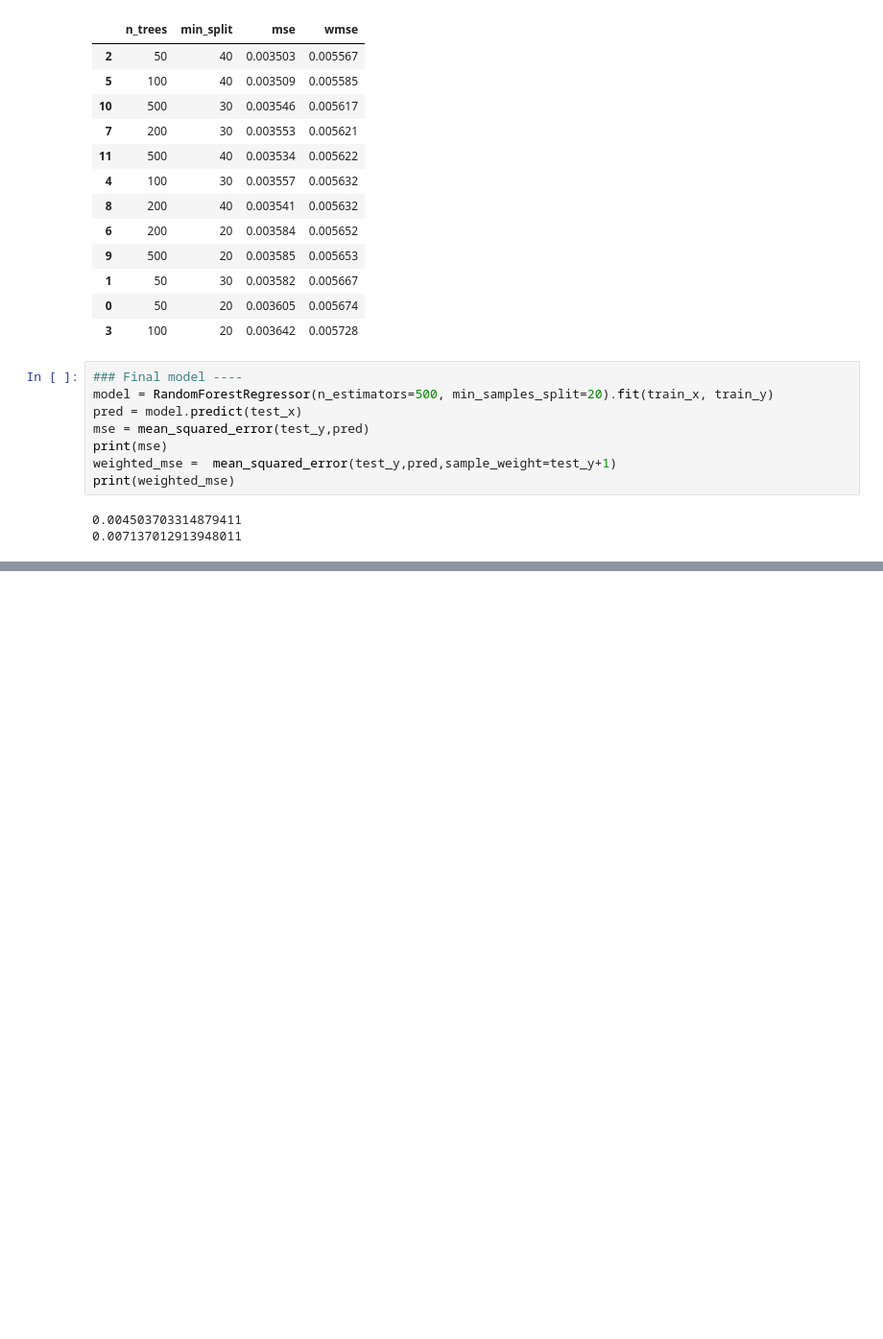
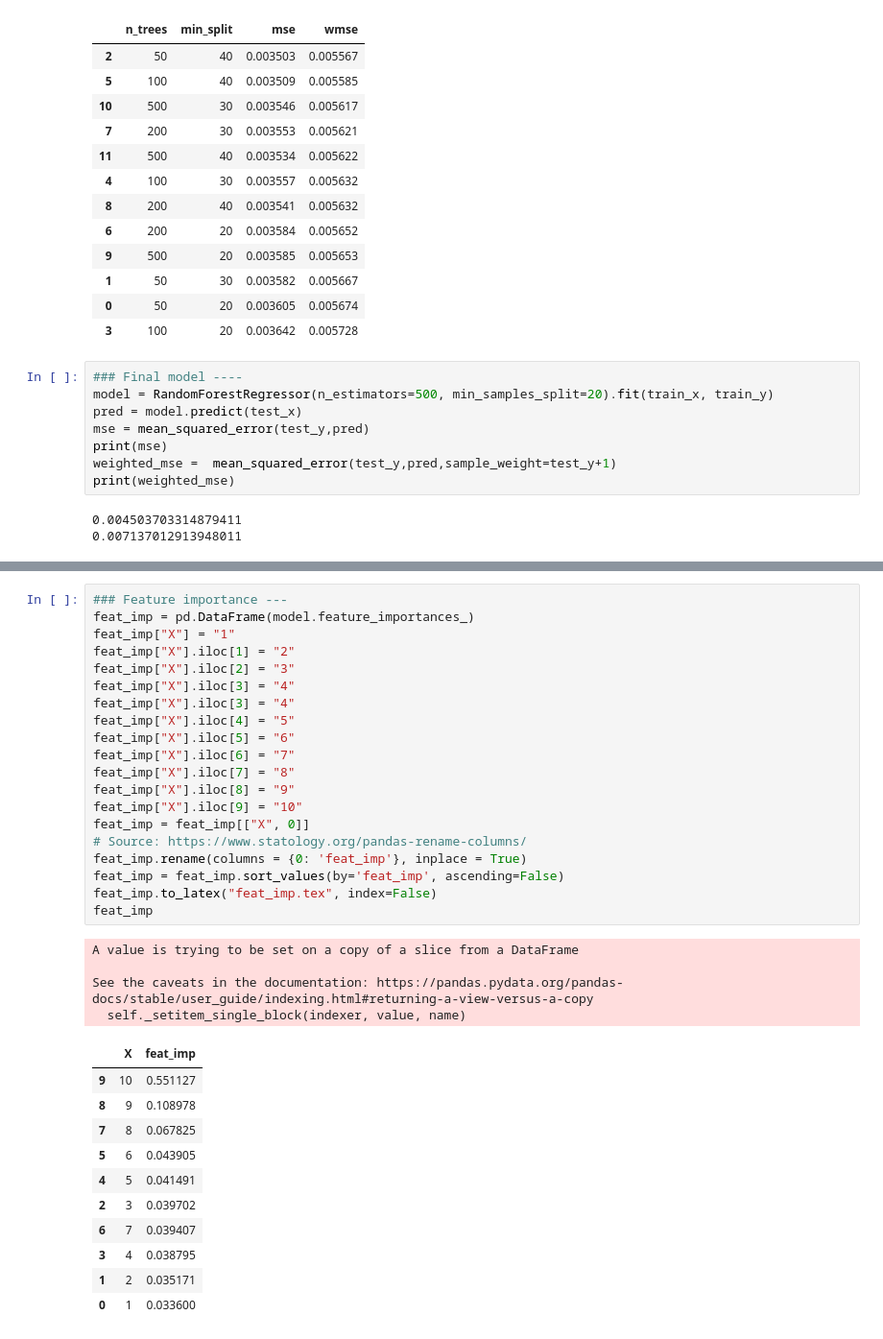
Before and after one commit to frankiiii/ml_project, a Jupyter notebook: 3_Random_forest.ipynb, the cells around one changed output, grey strips where cells are left out. Shown at 96% size. Drawn from its saved outputs; the diff is of its cells as text; blank space fills up the shorter version.

```diff
--- a/3_Random_forest.ipynb
+++ b/3_Random_forest.ipynb
@@ -178 +172,37 @@ df_rf.head(10)
 10 rows × 120 columns
+# %%
+### Feature importance ---
+feat_imp = pd.DataFrame(model.feature_importances_)
+feat_imp["X"] = "1"
+feat_imp["X"].iloc[1] = "2"
+feat_imp["X"].iloc[2] = "3"
+feat_imp["X"].iloc[3] = "4"
+feat_imp["X"].iloc[3] = "4"
+feat_imp["X"].iloc[4] = "5"
+feat_imp["X"].iloc[5] = "6"
+feat_imp["X"].iloc[6] = "7"
+feat_imp["X"].iloc[7] = "8"
+feat_imp["X"].iloc[8] = "9"
+feat_imp["X"].iloc[9] = "10"
+feat_imp = feat_imp[["X", 0]]
+# Source: https://www.statology.org/pandas-rename-columns/
+feat_imp.rename(columns = {0: 'feat_imp'}, inplace = True)
+feat_imp = feat_imp.sort_values(by='feat_imp', ascending=False)
+feat_imp.to_latex("feat_imp.tex", index=False)
+feat_imp
+# %% [output]
+A value is trying to be set on a copy of a slice from a DataFrame
+
+See the caveats in the documentation: https://pandas.pydata.org/pandas-docs/stable/user_guide/indexing.html#returning-a-view-versus-a-copy
+  self._setitem_single_block(indexer, value, name)
+|  | X | feat_imp |
+| 9 | 10 | 0.551127 |
+| 8 | 9 | 0.108978 |
+| 7 | 8 | 0.067825 |
+| 5 | 6 | 0.043905 |
+| 4 | 5 | 0.041491 |
+| 2 | 3 | 0.039702 |
+| 6 | 7 | 0.039407 |
+| 3 | 4 | 0.038795 |
+| 1 | 2 | 0.035171 |
+| 0 | 1 | 0.033600 |
```
Also changed, not shown: parts of 2 cells of this notebook, 7 other files.
